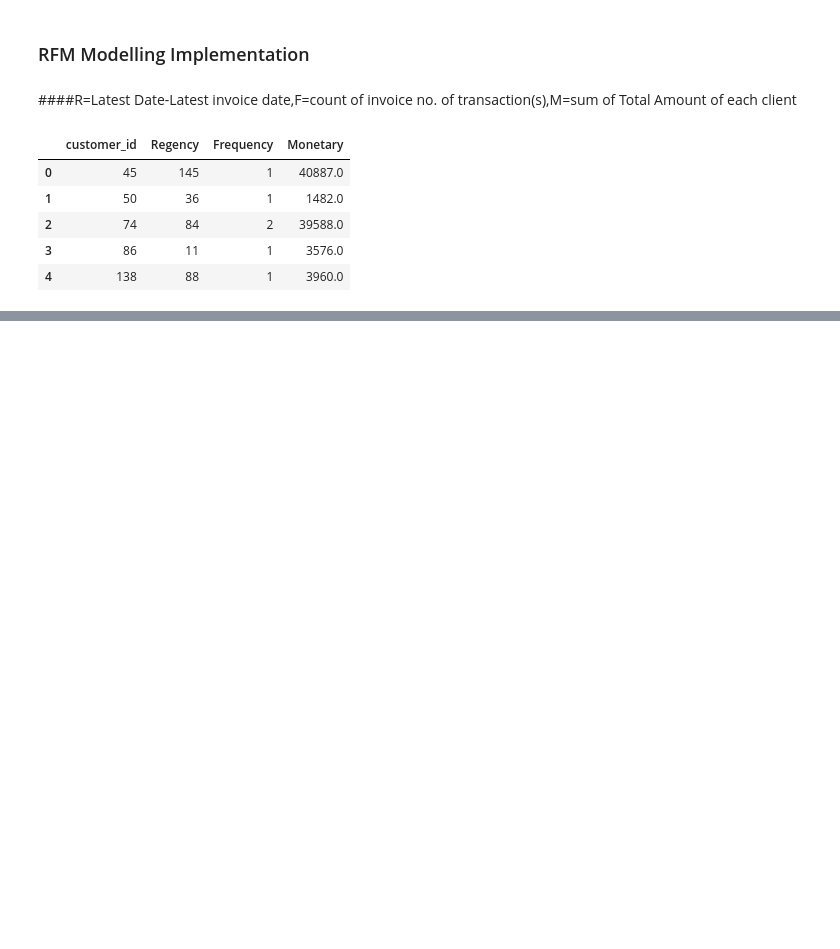
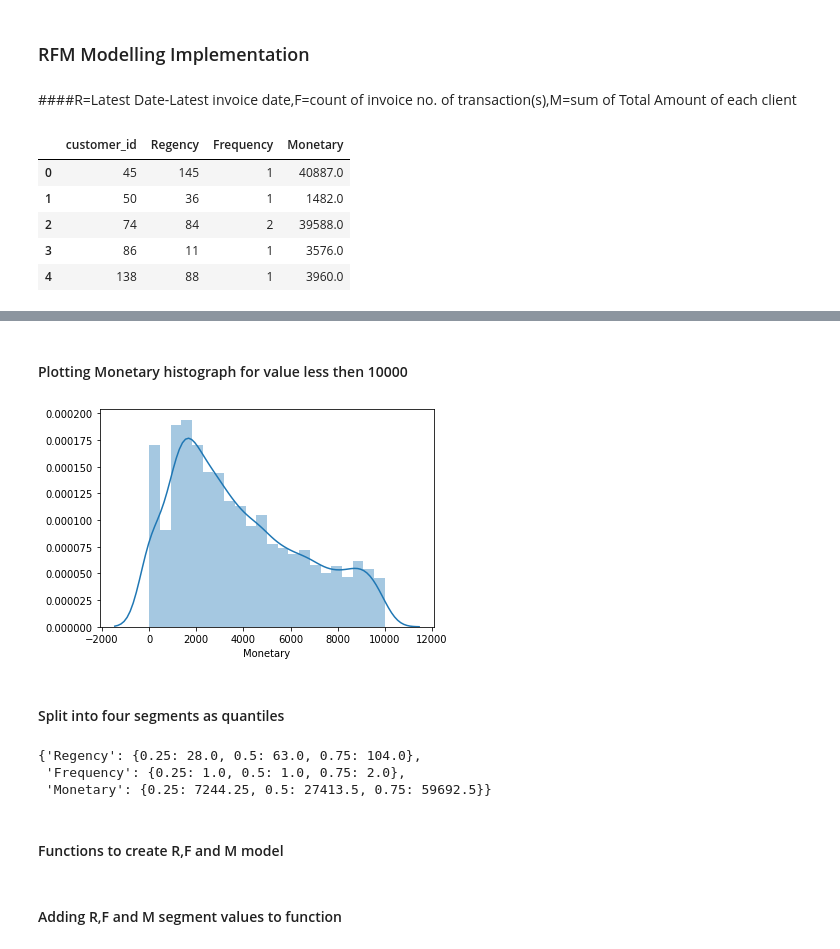
Before and after one commit to Prathamesh2294/prathamesh_python, a Jupyter notebook: CustomerSegementation-RFM.ipynb, the cells around one changed output, grey strips where cells are left out. Cells and saved outputs as stored; diff of their text form; code cells hidden in the pictures; blank space fills up the shorter version.

```diff
--- a/CustomerSegementation-RFM.ipynb
+++ b/CustomerSegementation-RFM.ipynb
@@ -123,0 +184,20 @@ RFMScores.reset_index().head()
+# %% [markdown]
+#### Plotting Monetary histograph for value less then 10000
+# %%
+import seaborn as sns
+x=RFMScores.query('Monetary < 10000')['Monetary']
+ax=sns.distplot(x)
+# %% [output]
+[figure, added]
+# %% [markdown]
+####  Split into four segments as quantiles
+# %%
+quantiles=RFMScores.quantile(q=[0.25,0.5,0.75])
+quantiles=quantiles.to_dict()
+quantiles
+# %% [output]
+{'Regency': {0.25: 28.0, 0.5: 63.0, 0.75: 104.0},
+ 'Frequency': {0.25: 1.0, 0.5: 1.0, 0.75: 2.0},
+ 'Monetary': {0.25: 7244.25, 0.5: 27413.5, 0.75: 59692.5}}
+# %% [markdown]
+#### Functions to create R,F and M model
@@ -123,0 +224,2 @@ RFMScores.reset_index().head()
+# %% [markdown]
+####  Adding R,F and M segment values to function
```
Also changed, not shown: parts of 21 cells of this notebook.
